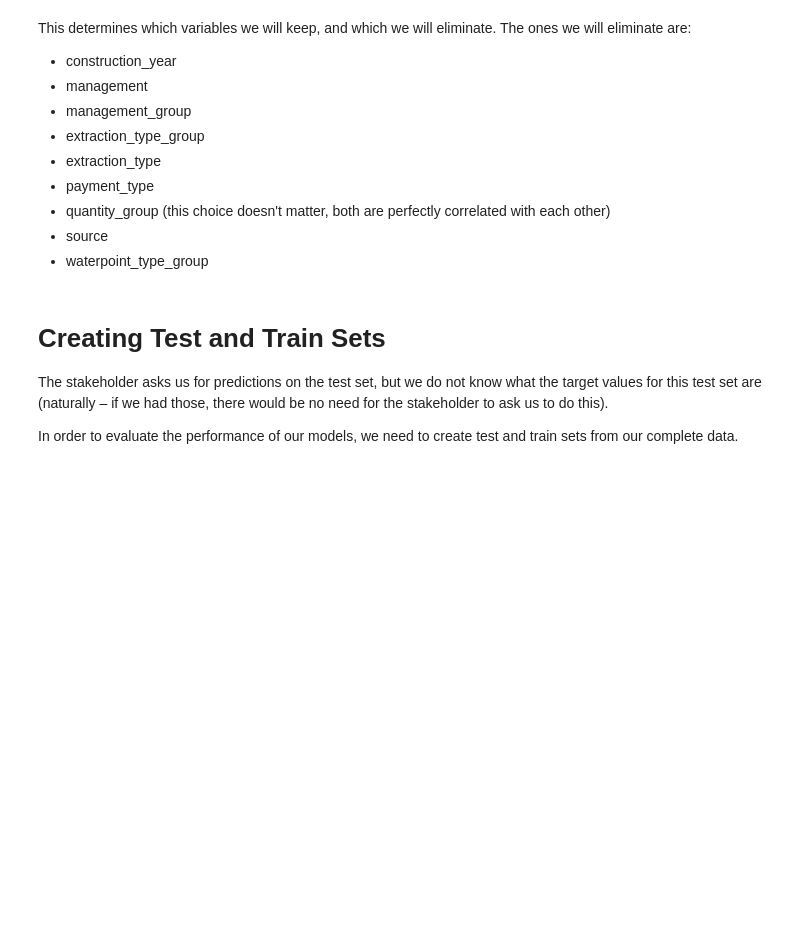
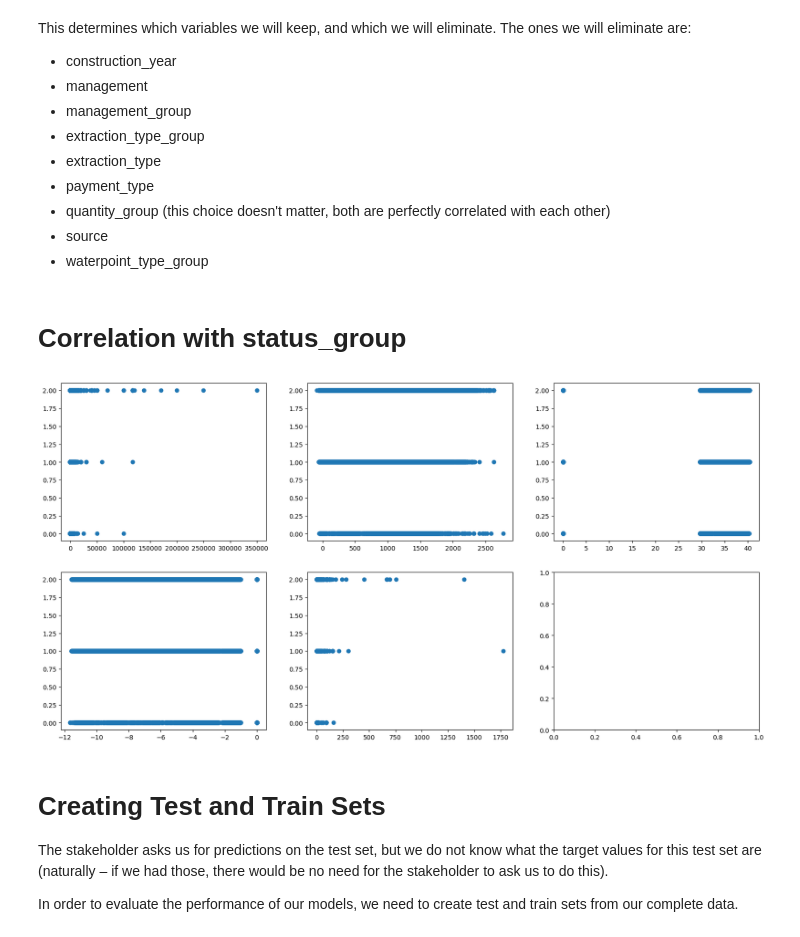
Before and after one commit to Jellohub/phase_3_project, a Jupyter notebook: notebook.ipynb, the cells around one changed output. Drawn from its saved outputs; the diff is of its cells as text; code cells hidden in the pictures; blank space fills up the shorter version.

```diff
--- a/notebook.ipynb
+++ b/notebook.ipynb
@@ -242,6 +245,10 @@ Name: count, dtype: int64
 # %%
 X = X.drop(['id', 'recorded_by'], axis=1)
 testing = testing.drop(['id', 'recorded_by'], axis=1)
+# %%
+# For later
+
+X_copy = X.copy()
 # %% [markdown]
 # Preprocessing
 
@@ -480,6 +486,21 @@ testing_numeric = testing_numeric.drop(['construction_year'], axis=1)
 
 # Combining both numeric and categorical features
 testing = pd.concat([testing_numeric, testing_cat], axis=1)
+# %% [markdown]
+# Correlation with status_group
+# %%
+fig, ax = plt.subplots(2,3,figsize=(20,10))
+
+cols = ['amount_tsh', 'gps_height', 'longitude', 'latitude', 'num_private']
+
+for i in range(len(cols)):
+
+    row = i//3
+    col=i%3
+
+    ax[row][col].scatter(X_copy[cols[i]], y)
+# %% [output]
+[figure, added]
 # %% [markdown]
 # Creating Test and Train Sets
 
```
Also changed, not shown: parts of 9 cells of this notebook, 10 other files.
